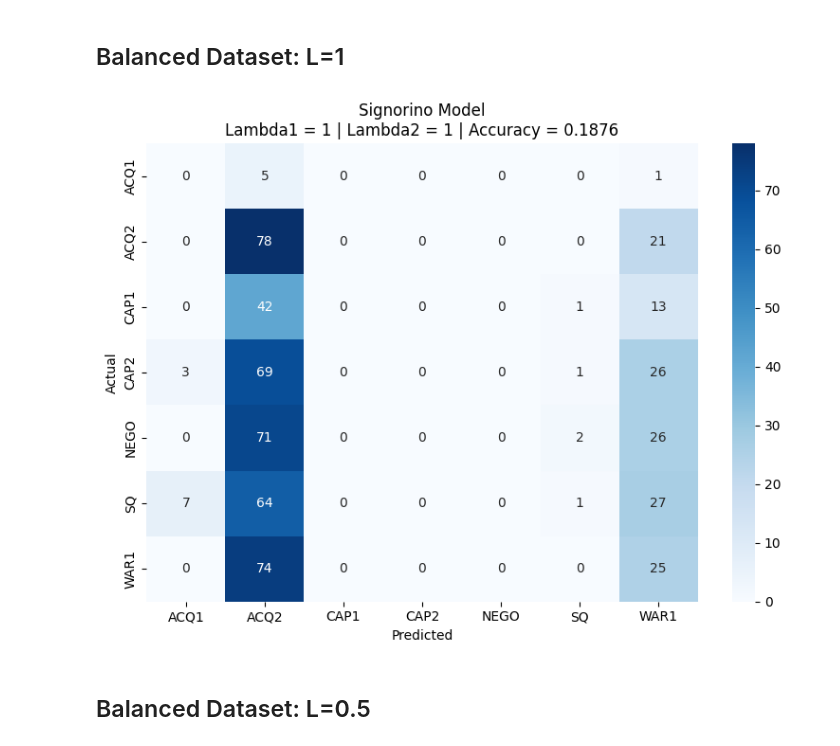
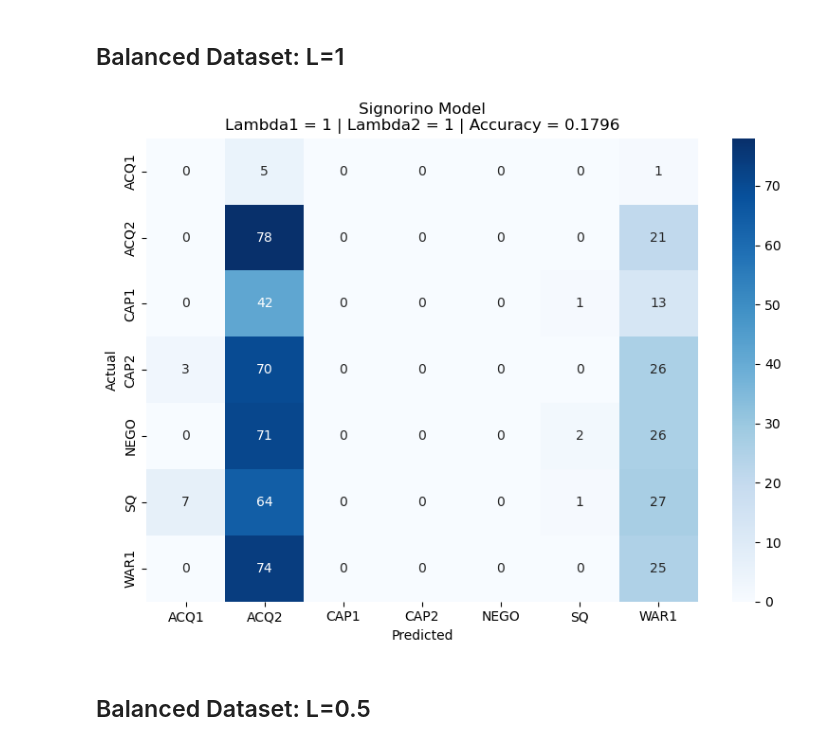
Before and after one commit to catarina-moreira/quantum_international_interaction_game, a Jupyter notebook: confusion_matrix_generator.ipynb, the cells around one changed output. Cells and saved outputs as stored; diff of their text form; code cells hidden in the pictures.

```diff
--- a/confusion_matrix_generator.ipynb
+++ b/confusion_matrix_generator.ipynb
@@ -10,28 +10,28 @@ import pandas as pd
 # %%
 
 conf_matrix = np.array([
  [0, 5, 0, 0, 0, 0, 1],
  [0, 78, 0, 0, 0, 0, 21],
  [0, 42, 0, 0, 0, 1, 13],
- [3, 69, 0, 0, 0, 1, 26],
+ [3, 70, 0, 0, 0, 0, 26],
  [0, 71, 0, 0, 0, 2, 26],
  [7, 64, 0, 0, 0, 1, 27],
  [0, 74, 0, 0, 0, 0, 25]
 ])
 
 labels = ['ACQ1', 'ACQ2', 'CAP1', 'CAP2', 'NEGO', 'SQ', 'WAR1']
 
 plt.figure(figsize=(8, 6))
 sns.heatmap(conf_matrix, annot=True, fmt='d', cmap='Blues',
             xticklabels=labels, yticklabels=labels, cbar=True)
 
-plt.title("Signorino Model\nLambda1 = 1 | Lambda2 = 1 | Accuracy = 0.1876")
+plt.title("Signorino Model\nLambda1 = 1 | Lambda2 = 1 | Accuracy = 0.1796")
 plt.xlabel("Predicted")
 plt.ylabel("Actual")
 plt.tight_layout()
 plt.show()
 # %% [output]
-[figure, old version]
+[figure, new version]
 # %% [markdown]
 ## Balanced Dataset: L=0.5
 # %%
```
Also changed, not shown: parts of 31 cells of this notebook, 27 other files.
